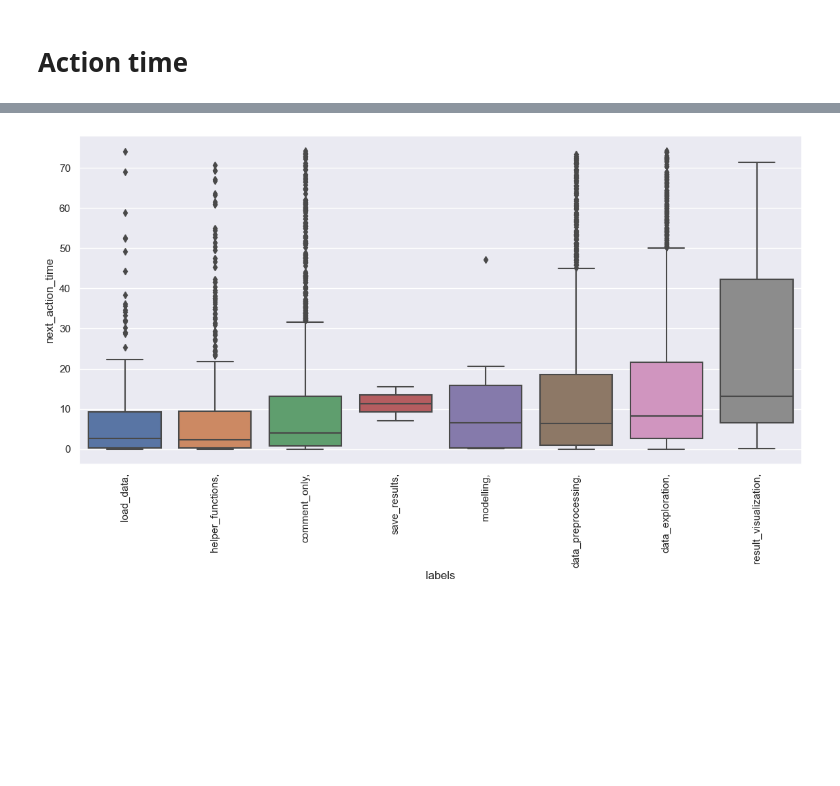
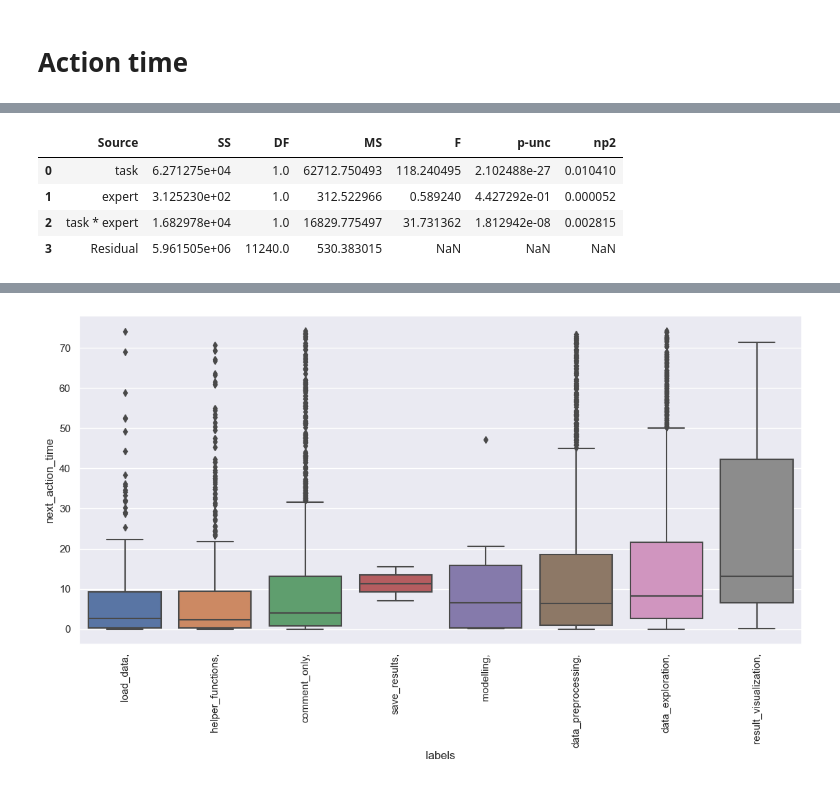
Before and after one commit to konstantgr/jupyter-logs-analysis, a Jupyter notebook: analysis/02-0-time-analysis.ipynb, the cells around one changed output, grey strips where cells are left out. Cells and saved outputs as stored; diff of their text form; code cells hidden in the pictures; blank space fills up the shorter version.

```diff
--- a/analysis/02-0-time-analysis.ipynb
+++ b/analysis/02-0-time-analysis.ipynb
@@ -42,4 +42,4 @@ metrics.groupby(['task', 'expert']).next_action_time.describe()
 # %%
 tr = metrics.next_action_time.quantile(.95)
 # TODO recalculate execute time
-at_df = metrics.loc[((metrics.next_action_time < tr) & (metrics.event != 'execute')), :]
+at_df = metrics.loc[(metrics.next_action_time < tr), :]
@@ -55,3 +75,11 @@ at_df.groupby(['task', 'expert']).next_action_time.describe()
+# %%
+pg.anova(data=at_df, dv= 'next_action_time', between=['task', 'expert'])
+# %% [output]
+|  | Source | SS | DF | MS | F | p-unc | np2 |
+| 0 | task | 6.271275e+04 | 1.0 | 62712.750493 | 118.240495 | 2.102488e-27 | 0.010410 |
+| 1 | expert | 3.125230e+02 | 1.0 | 312.522966 | 0.589240 | 4.427292e-01 | 0.000052 |
+| 2 | task * expert | 1.682978e+04 | 1.0 | 16829.775497 | 31.731362 | 1.812942e-08 | 0.002815 |
+| 3 | Residual | 5.961505e+06 | 11240.0 | 530.383015 | NaN | NaN | NaN |
 # %%
 
 sns.set(rc={'figure.figsize':(13.7,6.27)})
```
Also changed, not shown: parts of 11 cells of this notebook, 1 other file.
